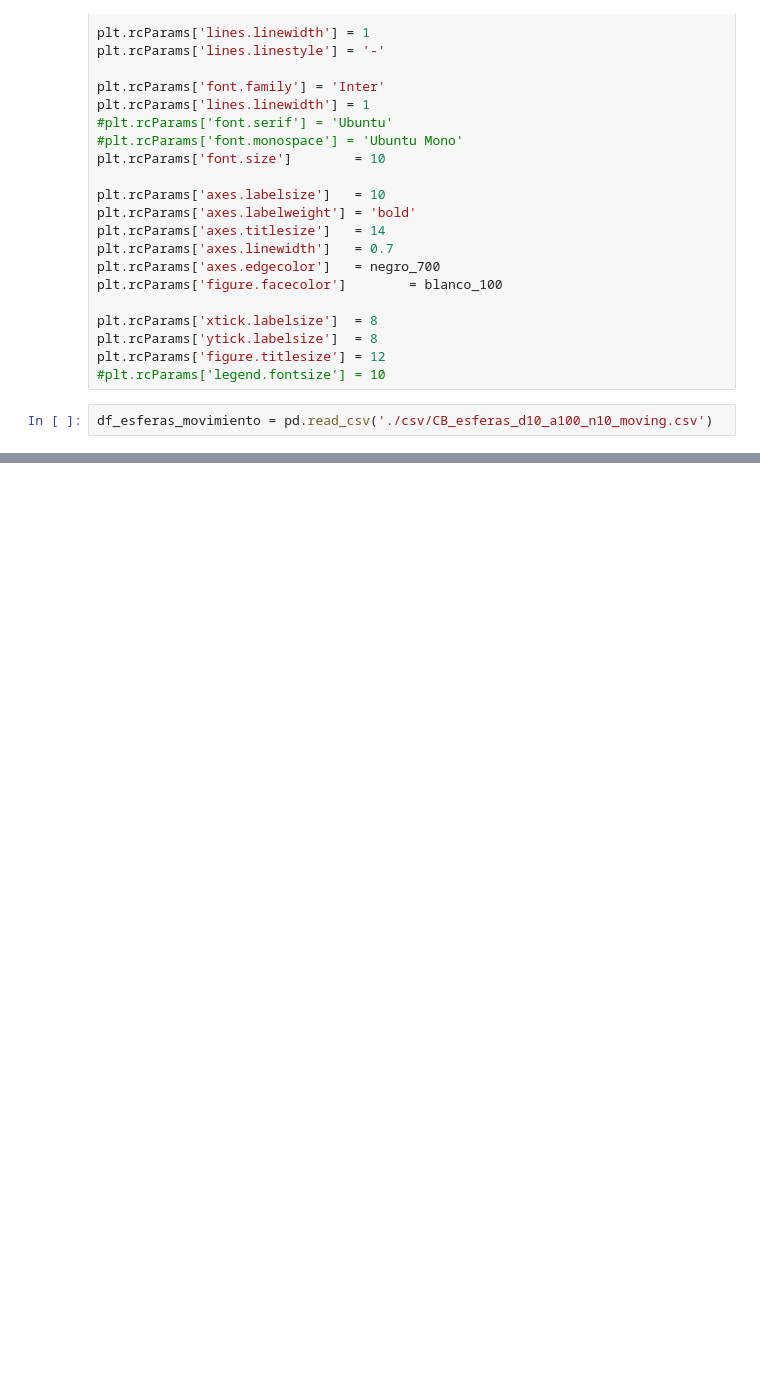
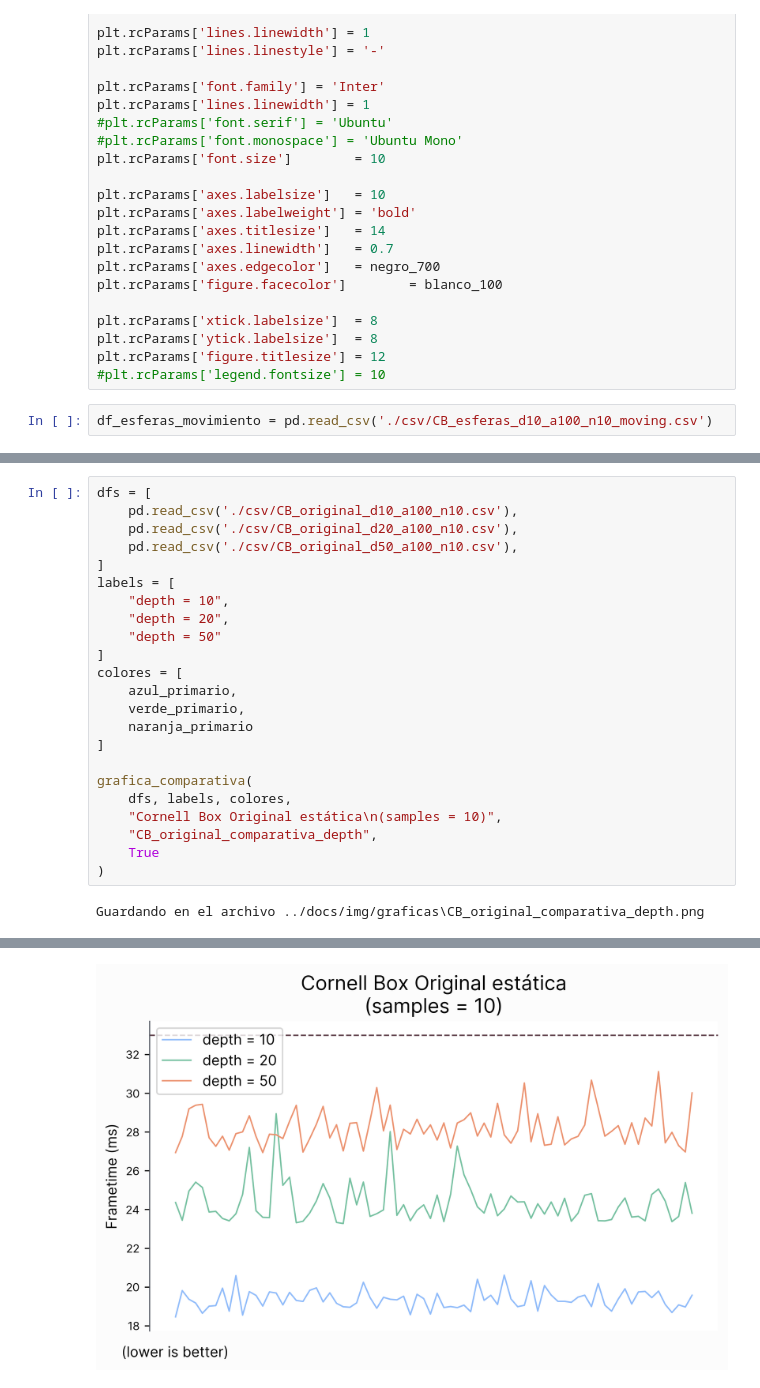
Before and after one commit to Asmilex/Raytracing, a Jupyter notebook: utilities/graficos.ipynb, the cells around one changed output, grey strips where cells are left out. Cells and saved outputs as stored; diff of their text form; blank space fills up the shorter version.

```diff
--- a/utilities/graficos.ipynb
+++ b/utilities/graficos.ipynb
@@ -124,0 +223,25 @@ os.getcwd()
+# %%
+dfs = [
+    pd.read_csv('./csv/CB_original_d10_a100_n10.csv'),
+    pd.read_csv('./csv/CB_original_d20_a100_n10.csv'),
+    pd.read_csv('./csv/CB_original_d50_a100_n10.csv'),
+]
+labels = [
+    "depth = 10",
+    "depth = 20",
+    "depth = 50"
+]
+colores = [
+    azul_primario,
+    verde_primario,
+    naranja_primario
+]
+
+grafica_comparativa(
+    dfs, labels, colores,
+    "Cornell Box Original estática\n(samples = 10)",
+    "CB_original_comparativa_depth",
+    True
+)
+# %% [output]
+Guardando en el archivo ../docs/img/graficas\CB_original_comparativa_depth.png
@@ -124,0 +249 @@ os.getcwd()
+[figure, added]
```
Also changed, not shown: parts of 8 cells of this notebook, 10 other files.
